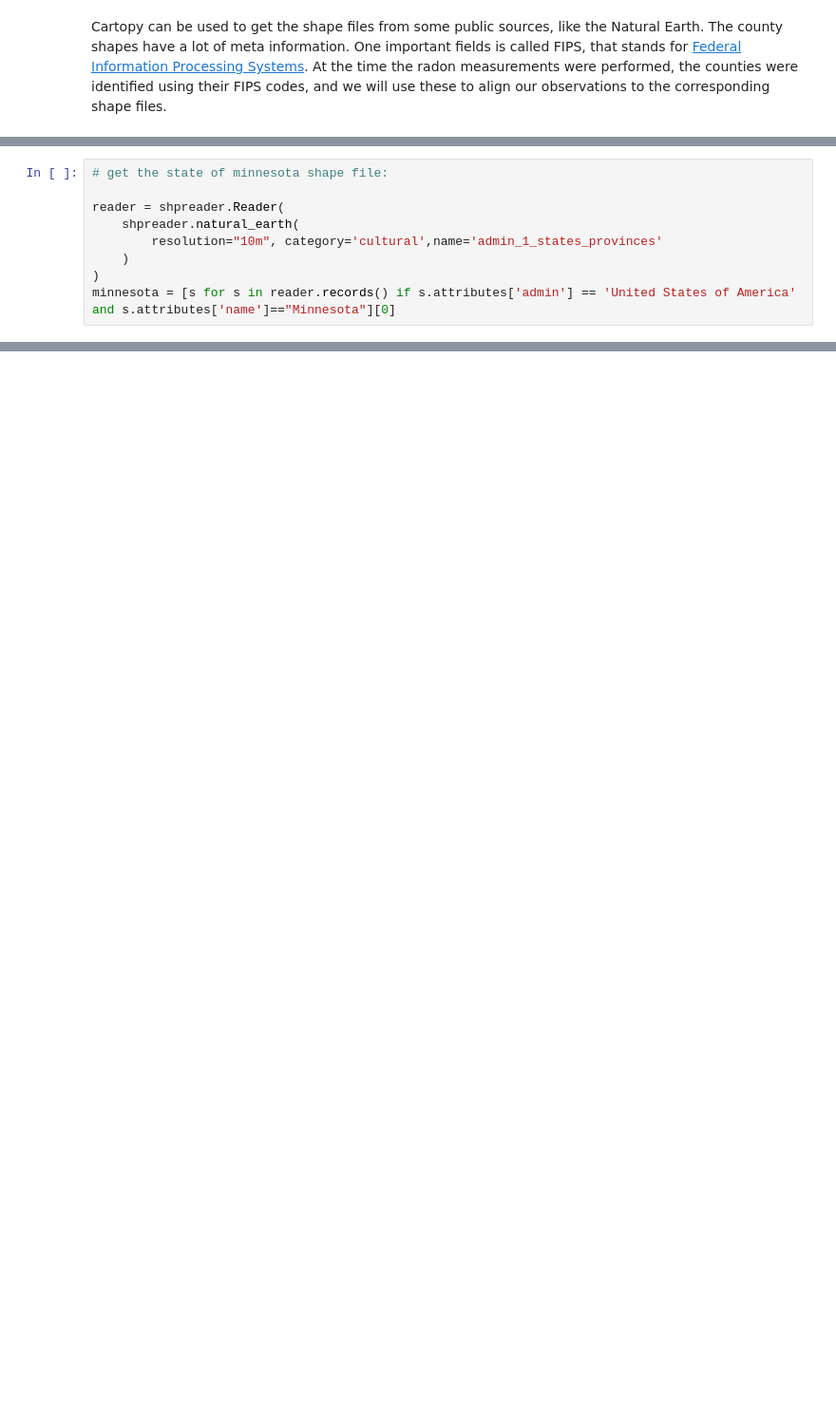
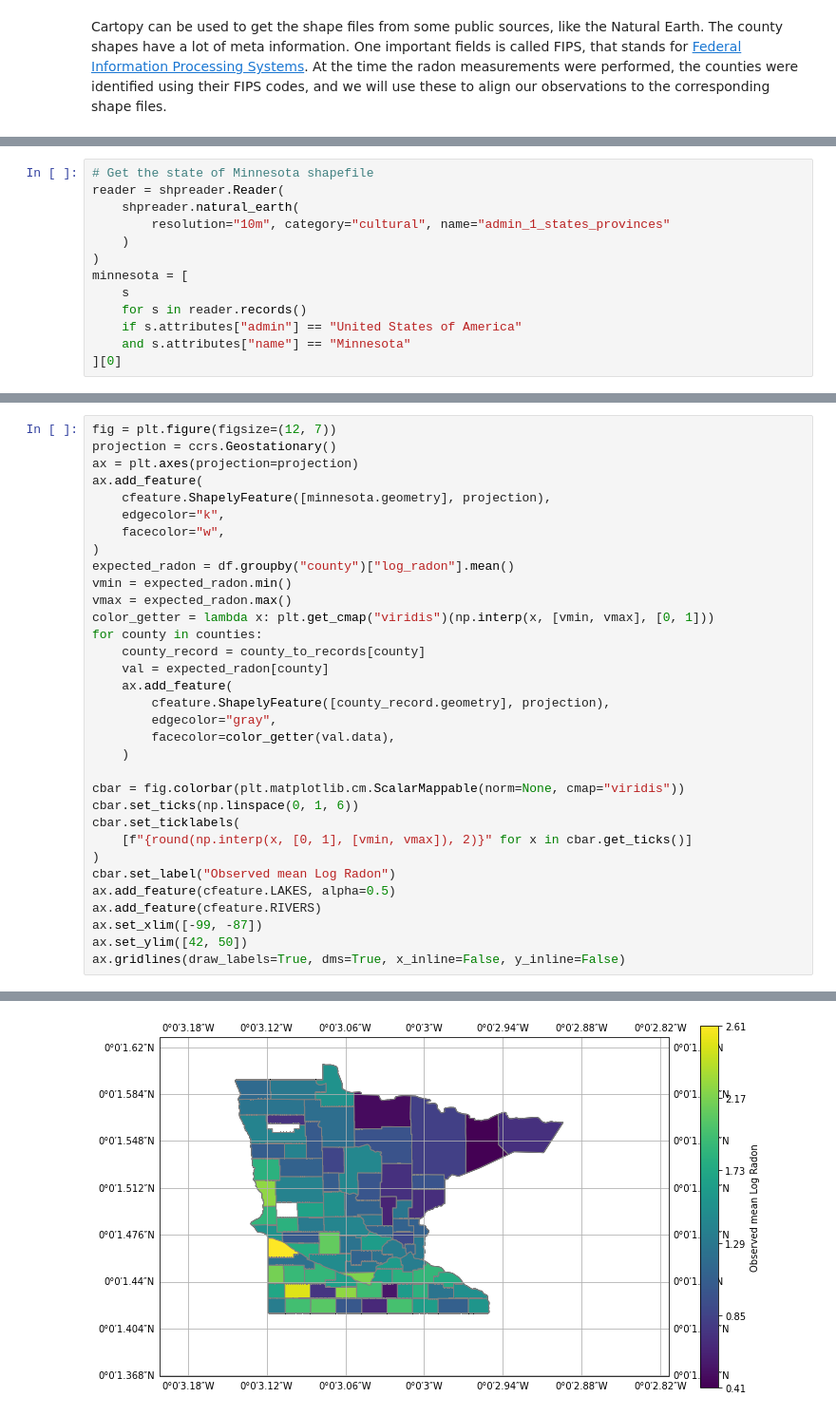
Before and after one commit to BrunoCavag/GaussianProcessLearning, a Jupyter notebook: SpatialData_GP_PyMC.ipynb, the cells around one changed output, grey strips where cells are left out. Shown: that part at 95% size. Drawn from its saved outputs; the diff is of its cells as text; blank space fills up the shorter version.

```diff
--- a/SpatialData_GP_PyMC.ipynb
+++ b/SpatialData_GP_PyMC.ipynb
@@ -34,10 +50,14 @@ df
 # %%
-# get the state of minnesota shape file:
-
+# Get the state of Minnesota shapefile
 reader = shpreader.Reader(
     shpreader.natural_earth(
-        resolution="10m", category='cultural',name='admin_1_states_provinces'
+        resolution="10m", category="cultural", name="admin_1_states_provinces"
     )
 )
-minnesota = [s for s in reader.records() if s.attributes['admin'] == 'United States of America' and s.attributes['name']=="Minnesota"][0]
+minnesota = [
+    s
+    for s in reader.records()
+    if s.attributes["admin"] == "United States of America"
+    and s.attributes["name"] == "Minnesota"
+][0]
 # %%
@@ -144,0 +173,34 @@ ax.gridlines(draw_labels=True, dms=True, x_inline=False, y_inline=False)
+# %%
+fig = plt.figure(figsize=(12, 7))
+projection = ccrs.Geostationary()
+ax = plt.axes(projection=projection)
+ax.add_feature(
+    cfeature.ShapelyFeature([minnesota.geometry], projection),
+    edgecolor="k",
+    facecolor="w",
+)
+expected_radon = df.groupby("county")["log_radon"].mean()
+vmin = expected_radon.min()
+vmax = expected_radon.max()
+color_getter = lambda x: plt.get_cmap("viridis")(np.interp(x, [vmin, vmax], [0, 1]))
+for county in counties:
+    county_record = county_to_records[county]
+    val = expected_radon[county]
+    ax.add_feature(
+        cfeature.ShapelyFeature([county_record.geometry], projection),
+        edgecolor="gray",
+        facecolor=color_getter(val.data),
+    )
+
+cbar = fig.colorbar(plt.matplotlib.cm.ScalarMappable(norm=None, cmap="viridis"))
+cbar.set_ticks(np.linspace(0, 1, 6))
+cbar.set_ticklabels(
+    [f"{round(np.interp(x, [0, 1], [vmin, vmax]), 2)}" for x in cbar.get_ticks()]
+)
+cbar.set_label("Observed mean Log Radon")
+ax.add_feature(cfeature.LAKES, alpha=0.5)
+ax.add_feature(cfeature.RIVERS)
+ax.set_xlim([-99, -87])
+ax.set_ylim([42, 50])
+ax.gridlines(draw_labels=True, dms=True, x_inline=False, y_inline=False)
+# %% [output]
@@ -144,0 +208 @@ ax.gridlines(draw_labels=True, dms=True, x_inline=False, y_inline=False)
+[figure, added]
```
Also changed, not shown: parts of 34 cells of this notebook, 1 other file.
